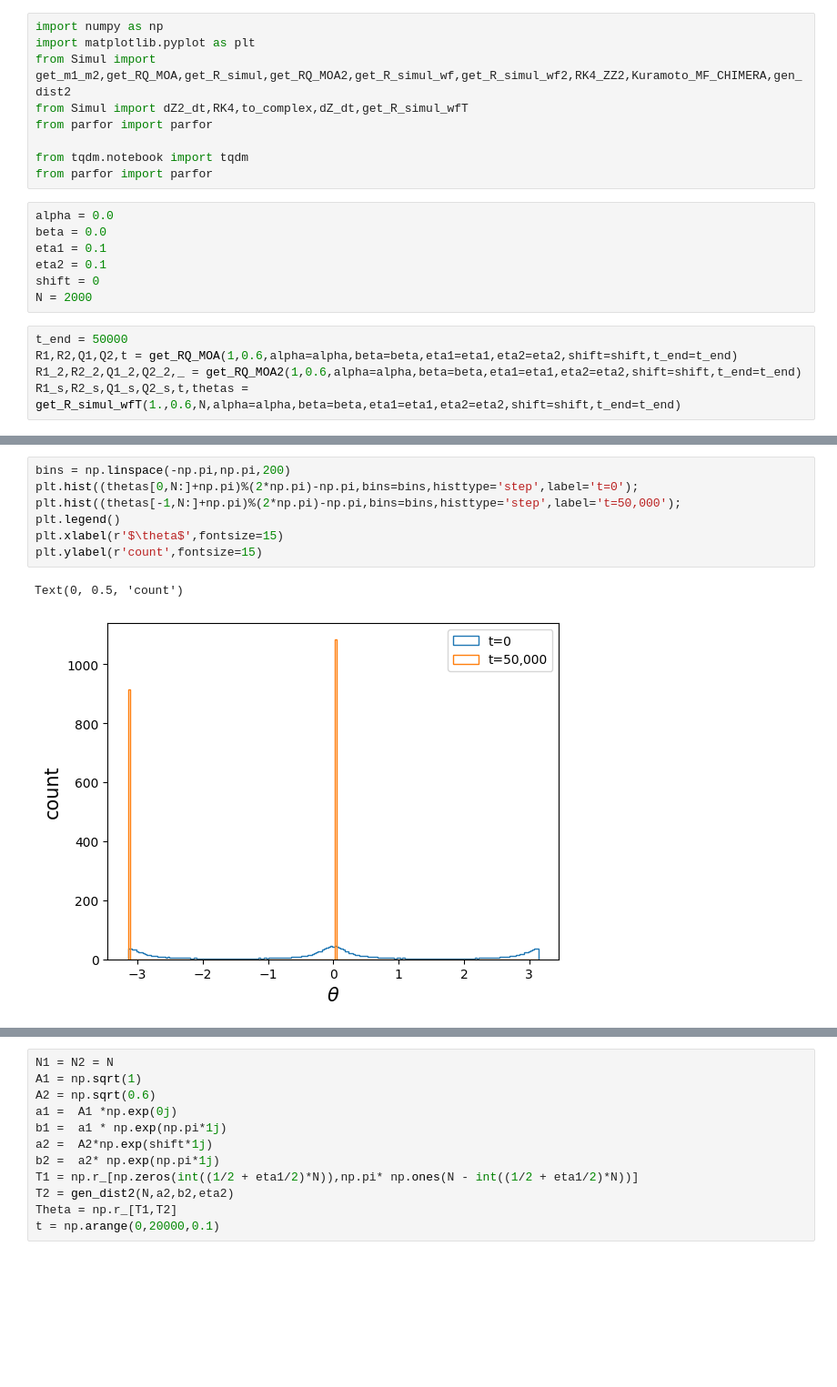
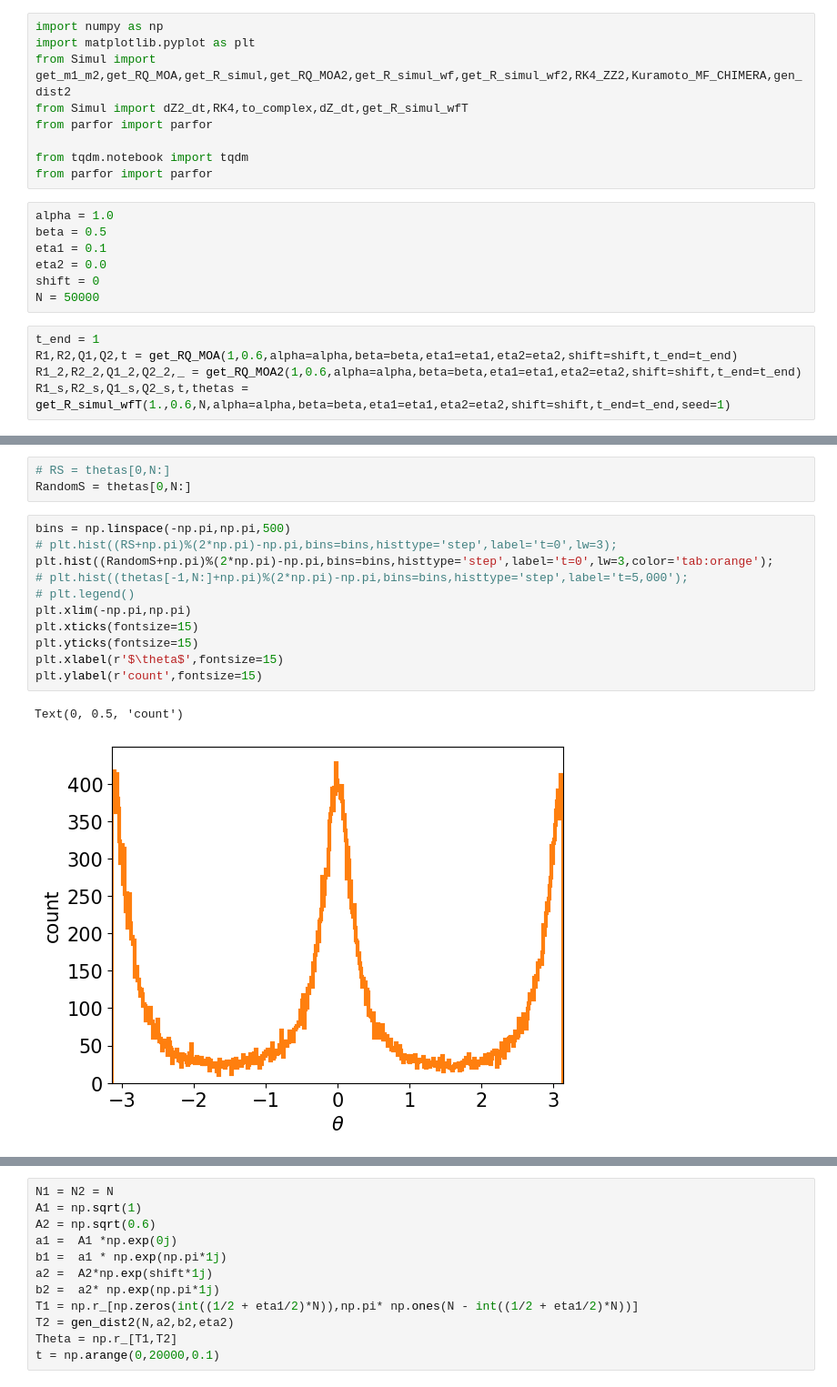
Before and after one commit to Gug-Young/Active_Rotator, a Jupyter notebook: 241122 Animation.ipynb, the cells around one changed output, grey strips where cells are left out. Shown at 91% size. Drawn from its saved outputs; the diff is of its cells as text; blank space fills up the shorter version.

```diff
--- a/241122 Animation.ipynb
+++ b/241122 Animation.ipynb
@@ -8,14 +8,14 @@ from parfor import parfor
 from tqdm.notebook import tqdm
 from parfor import parfor
 # %%
-alpha = 0.0
-beta = 0.0
+alpha = 1.0
+beta = 0.5
 eta1 = 0.1
-eta2 = 0.1
+eta2 = 0.0
 shift = 0
-N = 2000
+N = 50000
 # %%
-t_end = 50000
+t_end = 1
 R1,R2,Q1,Q2,t = get_RQ_MOA(1,0.6,alpha=alpha,beta=beta,eta1=eta1,eta2=eta2,shift=shift,t_end=t_end)
 R1_2,R2_2,Q1_2,Q2_2,_ = get_RQ_MOA2(1,0.6,alpha=alpha,beta=beta,eta1=eta1,eta2=eta2,shift=shift,t_end=t_end)
-R1_s,R2_s,Q1_s,Q2_s,t,thetas = get_R_simul_wfT(1.,0.6,N,alpha=alpha,beta=beta,eta1=eta1,eta2=eta2,shift=shift,t_end=t_end)
+R1_s,R2_s,Q1_s,Q2_s,t,thetas = get_R_simul_wfT(1.,0.6,N,alpha=alpha,beta=beta,eta1=eta1,eta2=eta2,shift=shift,t_end=t_end,seed=1)
@@ -26,13 +48,20 @@ thetas.shape
+# %%
+# RS = thetas[0,N:]
+RandomS = thetas[0,N:]
 # %%
-bins = np.linspace(-np.pi,np.pi,200)
-plt.hist((thetas[0,N:]+np.pi)%(2*np.pi)-np.pi,bins=bins,histtype='step',label='t=0');
-plt.hist((thetas[-1,N:]+np.pi)%(2*np.pi)-np.pi,bins=bins,histtype='step',label='t=50,000');
-plt.legend()
+bins = np.linspace(-np.pi,np.pi,500)
+# plt.hist((RS+np.pi)%(2*np.pi)-np.pi,bins=bins,histtype='step',label='t=0',lw=3);
+plt.hist((RandomS+np.pi)%(2*np.pi)-np.pi,bins=bins,histtype='step',label='t=0',lw=3,color='tab:orange');
+# plt.hist((thetas[-1,N:]+np.pi)%(2*np.pi)-np.pi,bins=bins,histtype='step',label='t=5,000');
+# plt.legend()
+plt.xlim(-np.pi,np.pi)
+plt.xticks(fontsize=15)
+plt.yticks(fontsize=15)
 plt.xlabel(r'$\theta$',fontsize=15)
 plt.ylabel(r'count',fontsize=15)
 # %% [output]
 Text(0, 0.5, 'count')
-[figure, old version]
+[figure, new version]
 # %%
 plt.subplot(121)
 plt.plot(t,R2_s,label='Simulation',color='black',lw=3,zorder=0)
```
Also changed, not shown: parts of 5 cells of this notebook, 4 other files.
